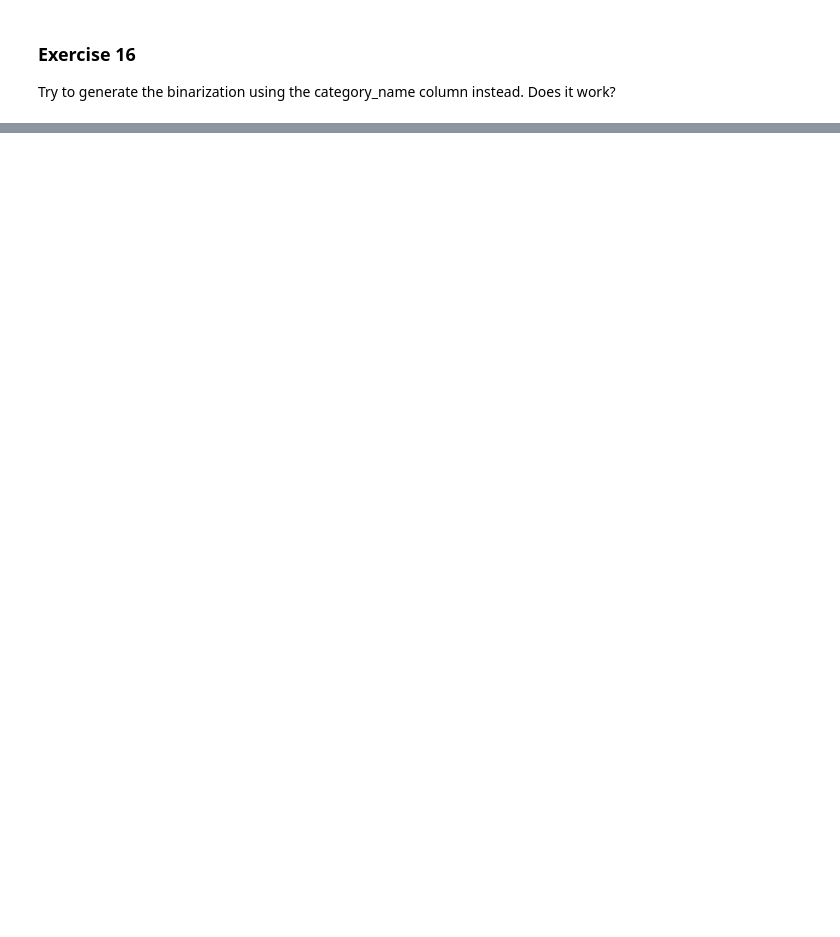
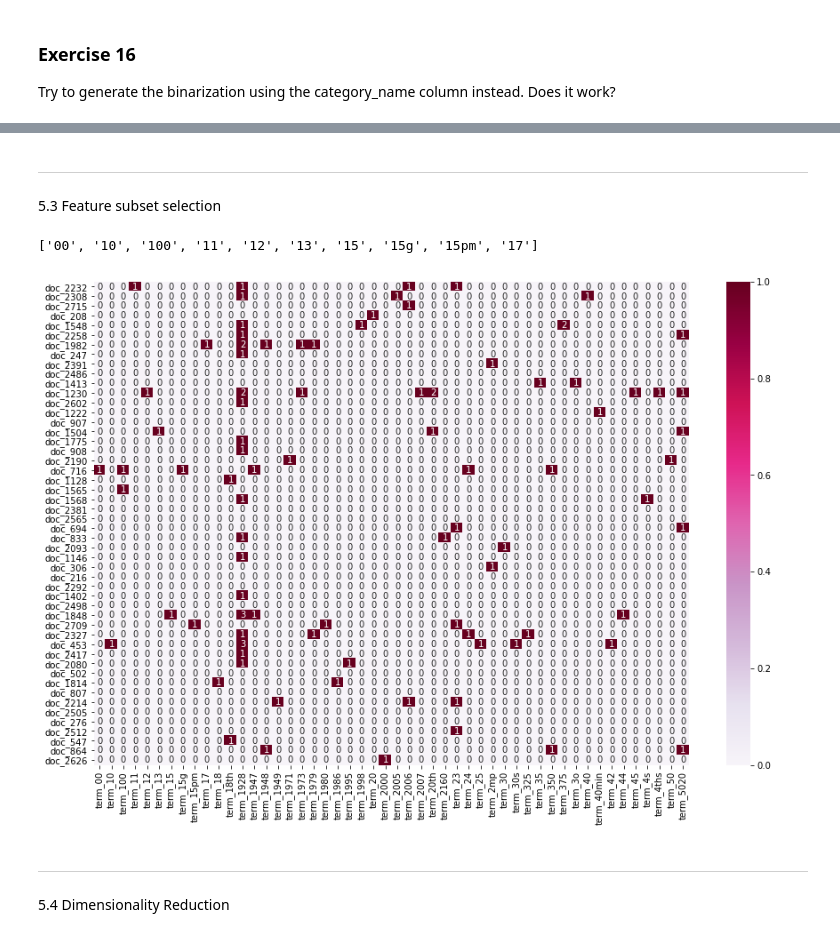
Before and after one commit to JohnnyLin97/DM2021-Lab1-Homework, a Jupyter notebook: DM2021-Lab1-Homework.ipynb, the cells around one changed output, grey strips where cells are left out. Saved outputs shown, nothing was run; the diff lists cells and outputs as text; code cells hidden in the pictures; blank space fills up the shorter version.

```diff
--- a/DM2021-Lab1-Homework.ipynb
+++ b/DM2021-Lab1-Homework.ipynb
@@ -354,0 +462,4 @@ df[0:9]
+# %%
+import nltk
+df['unigrams'] = df['Review'].apply(lambda x: dmh.tokenize_text(x))
+df[:10]
@@ -354,0 +478,35 @@ df[0:9]
+# %% [markdown]
+-----------------------------------------------------------------------------------------------------------------------------
+5.3 Feature subset selection
+# %%
+from sklearn.feature_extraction.text import CountVectorizer
+
+count_vect = CountVectorizer()
+df_counts = count_vect.fit_transform(df.Review)
+count_vect.get_feature_names()[0:10]
+# %% [output]
+['00', '10', '100', '11', '12', '13', '15', '15g', '15pm', '17']
+# %%
+import seaborn as sns
+import matplotlib.pyplot as plt
+
+sample_count_vect = CountVectorizer()
+df_sample = df.sample(50)
+df_sample_count = sample_count_vect.fit_transform(df_sample.Review)
+
+
+plot_x = ["term_"+str(i) for i in count_vect.get_feature_names()[0:50]]
+plot_y = ["doc_"+ str(i) for i in list(df_sample.index)]
+plot_z = df_sample_count[:50,:50].toarray()
+
+# Draw heatmap
+df_todraw = pd.DataFrame(plot_z, columns = plot_x, index = plot_y)
+plt.subplots(figsize=(15, 10))
+ax = sns.heatmap(df_todraw,
+                 cmap="PuRd",
+                 vmin=0, vmax=1, annot=True)
+# %% [output]
+[figure, added]
+# %% [markdown]
+-----------------------------------------------------------------------------
+5.4 Dimensionality Reduction
```
Also changed, not shown: parts of 24 cells of this notebook, 6 other files.
